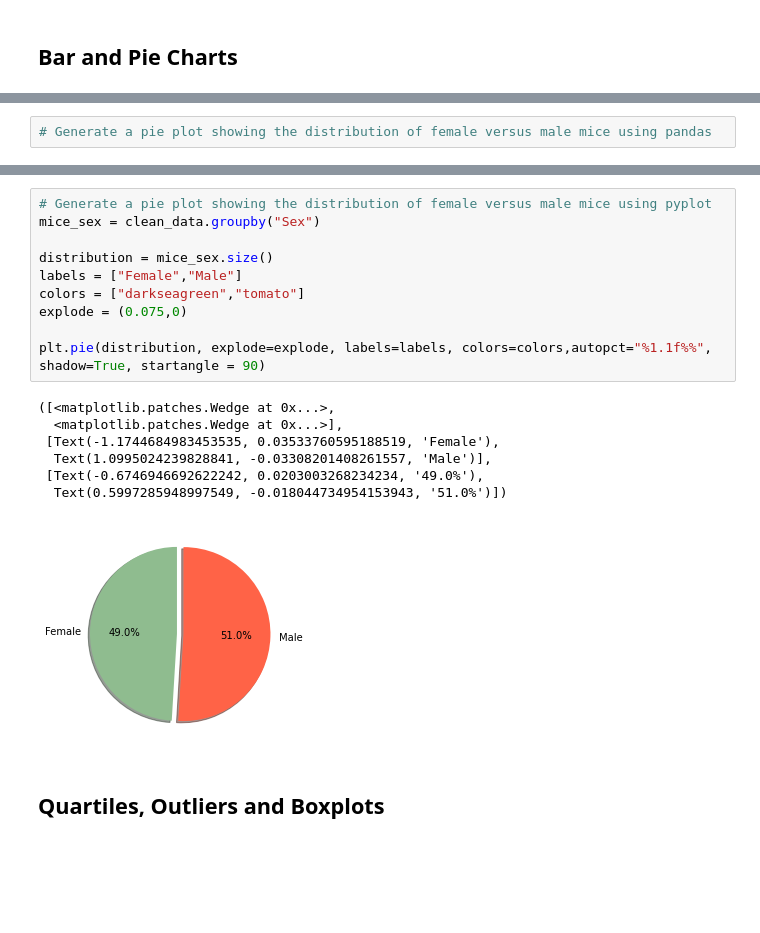
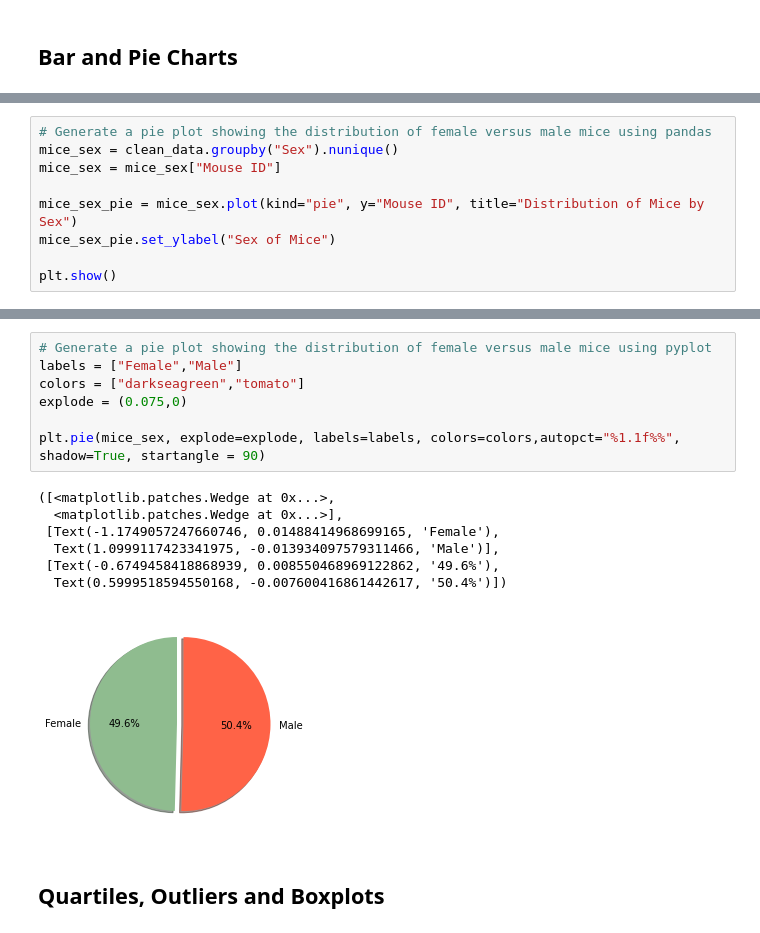
Before and after one commit to njmorr/matplotlib-challenge, a Jupyter notebook: pymaceuticals.ipynb, the cells around one changed output, grey strips where cells are left out. Cells and saved outputs as stored; diff of their text form; blank space fills up the shorter version.

```diff
--- a/pymaceuticals.ipynb
+++ b/pymaceuticals.ipynb
@@ -182,3 +194,10 @@ plt.tight_layout()
 <Figure size 432x288 with 0 Axes>
 # %%
 # Generate a pie plot showing the distribution of female versus male mice using pandas
+mice_sex = clean_data.groupby("Sex").nunique()
+mice_sex = mice_sex["Mouse ID"]
+
+mice_sex_pie = mice_sex.plot(kind="pie", y="Mouse ID", title="Distribution of Mice by Sex")
+mice_sex_pie.set_ylabel("Sex of Mice")
+
+plt.show()
@@ -185,21 +206,18 @@ plt.tight_layout()
 # %%
 # Generate a pie plot showing the distribution of female versus male mice using pyplot
-mice_sex = clean_data.groupby("Sex")
-
-distribution = mice_sex.size()
 labels = ["Female","Male"]
 colors = ["darkseagreen","tomato"]
 explode = (0.075,0)
 
-plt.pie(distribution, explode=explode, labels=labels, colors=colors,autopct="%1.1f%%", shadow=True, startangle = 90)
+plt.pie(mice_sex, explode=explode, labels=labels, colors=colors,autopct="%1.1f%%", shadow=True, startangle = 90)
 # %% [output]
 ([<matplotlib.patches.Wedge at 0x...>,
   <matplotlib.patches.Wedge at 0x...>],
- [Text(-1.1744684983453535, 0.03533760595188519, 'Female'),
-  Text(1.0995024239828841, -0.03308201408261557, 'Male')],
- [Text(-0.6746946692622242, 0.0203003268234234, '49.0%'),
-  Text(0.5997285948997549, -0.018044734954153943, '51.0%')])
+ [Text(-1.1749057247660746, 0.01488414968699165, 'Female'),
+  Text(1.0999117423341975, -0.013934097579311466, 'Male')],
+ [Text(-0.6749458418868939, 0.008550468969122862, '49.6%'),
+  Text(0.5999518594550168, -0.007600416861442617, '50.4%')])
-[figure, old version]
+[figure, new version]
 # %% [markdown]
 ## Quartiles, Outliers and Boxplots
 # %%
```
Also changed, not shown: parts of 4 cells of this notebook.
